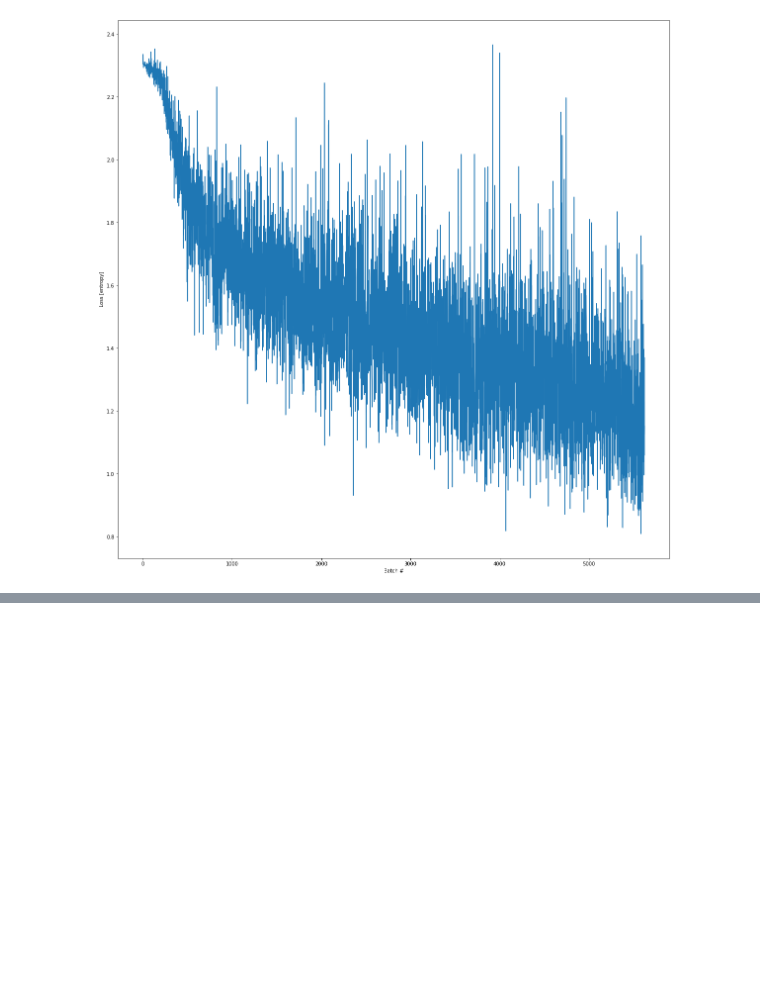
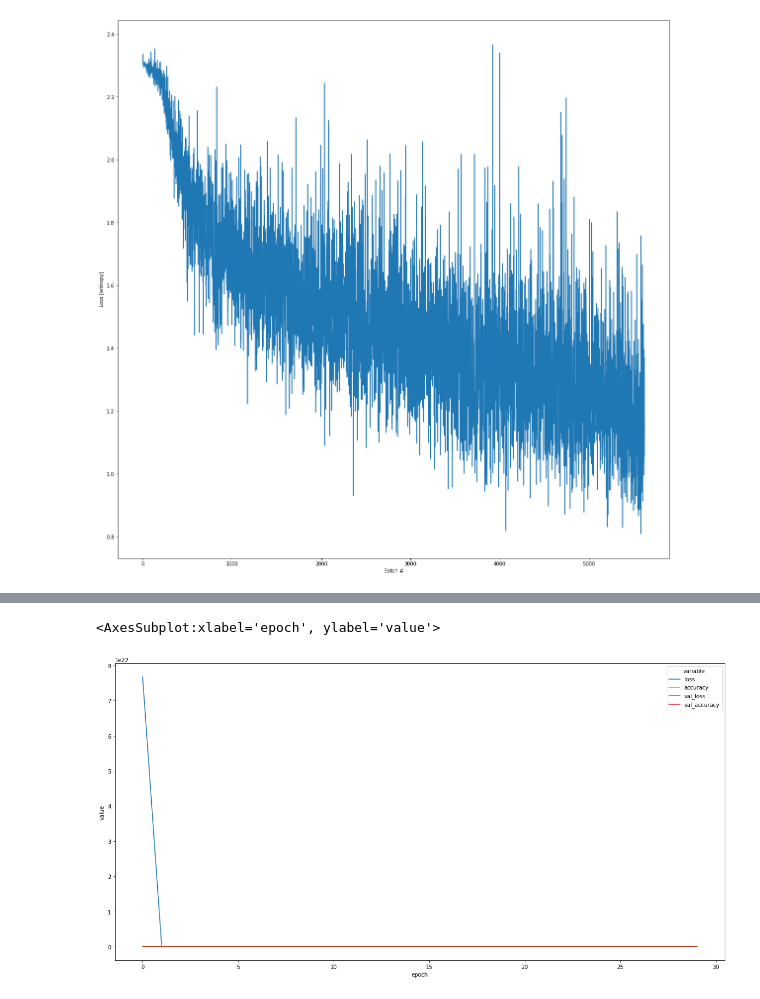
Before and after one commit to PaulBFB/master_thesis, a Jupyter notebook: tensorflow_2_notes.ipynb, the cells around one changed output, grey strips where cells are left out. Saved outputs shown, nothing was run; the diff lists cells and outputs as text; code cells hidden in the pictures; blank space fills up the shorter version.

```diff
--- a/tensorflow_2_notes.ipynb
+++ b/tensorflow_2_notes.ipynb
@@ -139,0 +266,12 @@ Text(0, 0.5, 'Loss [entropy]')
+# %%
+df = pd.DataFrame(hist_2.history)
+# %%
+df.reset_index(inplace=True)
+# %%
+df.rename(columns={'index': 'epoch'}, inplace=True)
+# %%
+plt.figure(figsize=(20,10))
+sns.lineplot(data=df.melt(['epoch']), x='epoch', y='value', hue='variable')
+# %% [output]
+<AxesSubplot:xlabel='epoch', ylabel='value'>
+[figure, added]
```
Also changed, not shown: parts of 21 cells of this notebook.
